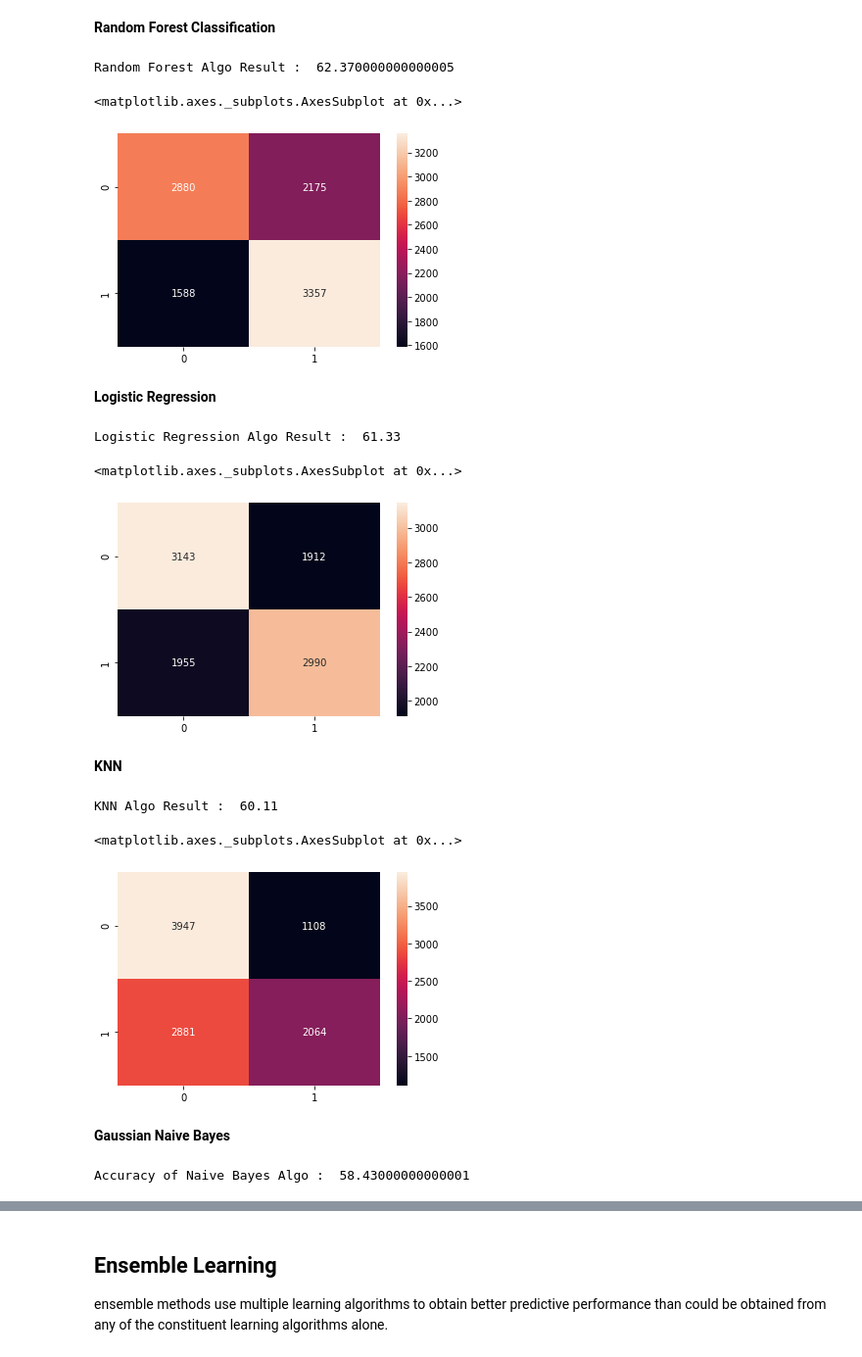
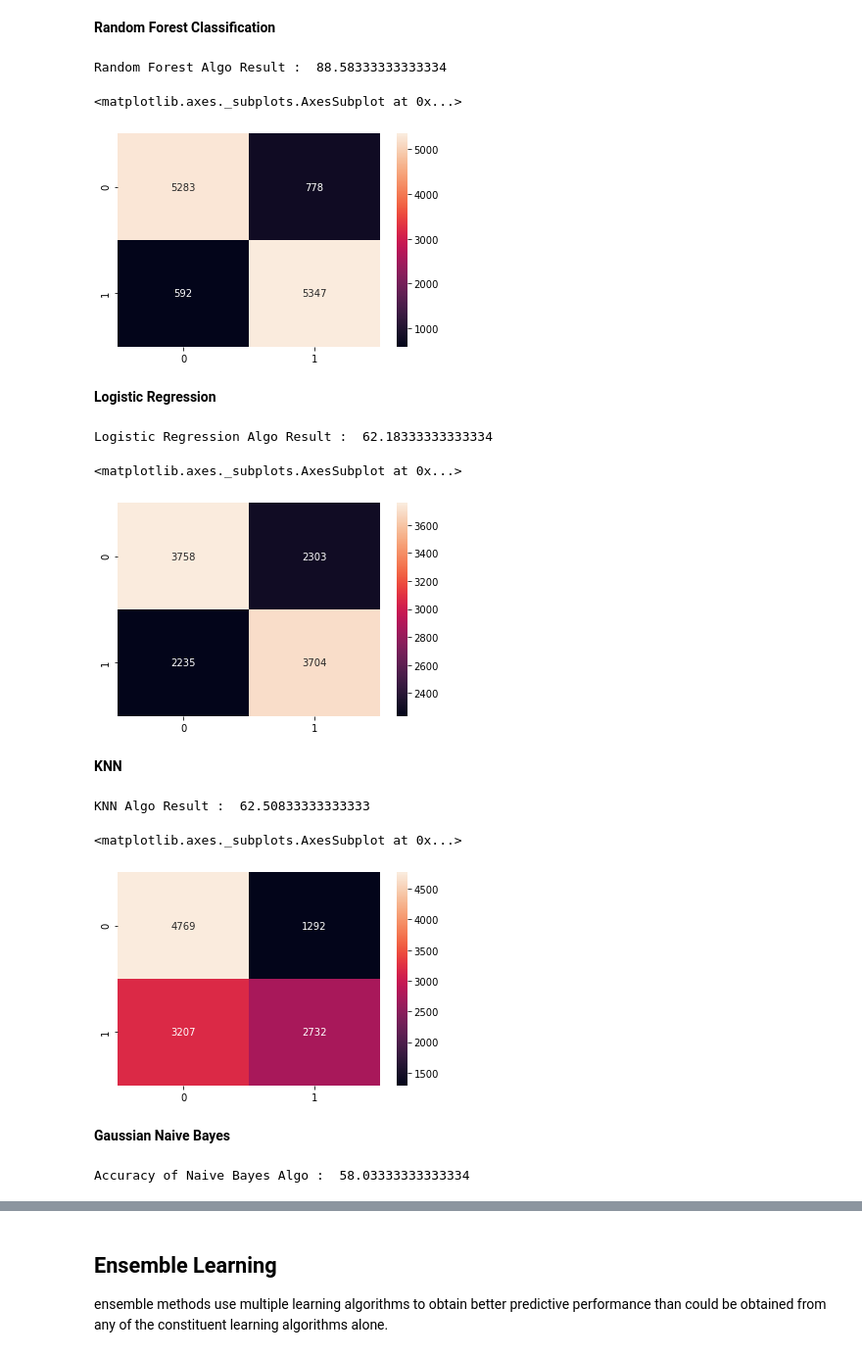
Before and after one commit to TaliaSeada/Data-Science-Research, a Jupyter notebook: DOG VS CATS .ipynb, the cells around one changed output, grey strips where cells are left out. Shown at 98% size. Cells and saved outputs as stored; diff of their text form; code cells hidden in the pictures.

```diff
--- a/DOG VS CATS .ipynb
+++ b/DOG VS CATS .ipynb
@@ -150,6 +227,7 @@ X_test = X_test.astype(np.float32)
 # %%
 # Normalization
 X_train /=255.
+X_val /=255.
 X_test /=255.
 # %% [markdown]
 # PCA
@@ -166,7 +244,7 @@ plt.plot(cumsum)
 # %%
 pca = PCA(n_components = 0.95)
 X_train_reduced = pca.fit_transform(X_train)
-X_test_reduced = pca.transform(X_test)
+X_val_reduced = pca.transform(X_val)
 # %%
 pca.n_components_
 # %% [output]
@@ -181,23 +259,24 @@ plt.plot(cumsum)
 ## Modeling
 # %%
 X_train_PCA = pd.DataFrame(X_train_reduced)
-X_test_PCA = pd.DataFrame(X_test_reduced)
+X_val_PCA = pd.DataFrame(X_val_reduced)
 # %% [markdown]
 <B> Random Forest Classification
 # %%
 rfc = RandomForestClassifier(n_estimators = 200, random_state = 1)
 rfc.fit(X_train_PCA, y_train)
-rfc_pred = rfc.predict(X_test_PCA)
-print("Random Forest Algo Result : ", metrics.accuracy_score(y_test, rfc_pred)*100)
+rfc_pred = rfc.predict(X_val_PCA)
+rfc_score =  metrics.accuracy_score(y_val, rfc_pred)*100
+print("Random Forest Algo Result : ", rfc_score)
 # %% [output]
-Random Forest Algo Result :  62.370000000000005
+Random Forest Algo Result :  88.58333333333334
 # %%
-con_mat = confusion_matrix(y_test, rfc_pred)
+con_mat = confusion_matrix(y_val, rfc_pred)
 f, ax = plt.subplots(figsize=(6, 4))
 sns.heatmap(con_mat, annot=True, fmt='g')
 # %% [output]
 <matplotlib.axes._subplots.AxesSubplot at 0x...>
-[figure, old version]
+[figure, new version]
 # %% [markdown]
 <B> Logistic Regression
 # %%
@@ -207,15 +286,15 @@ lr_pred = lr.predict(X_test_PCA)
 # %%
-lr_score = metrics.accuracy_score(y_test, lr_pred)*100
+lr_score = metrics.accuracy_score(y_val, lr_pred)*100
 print("Logistic Regression Algo Result : ",lr_score)
 # %% [output]
-Logistic Regression Algo Result :  61.33
+Logistic Regression Algo Result :  62.18333333333334
 # %%
-con_mat = confusion_matrix(y_test, lr_pred)
+con_mat = confusion_matrix(y_val, lr_pred)
 f, ax = plt.subplots(figsize=(6, 4))
 sns.heatmap(con_mat, annot=True, fmt='g')
 # %% [output]
 <matplotlib.axes._subplots.AxesSubplot at 0x...>
-[figure, old version]
+[figure, new version]
 # %% [markdown]
 <B> KNN
 # %%
@@ -225,15 +304,15 @@ knn_pred = knn.predict(X_test_PCA)
 # %%
-knn_score = metrics.accuracy_score(y_test, knn_pred)*100
+knn_score = metrics.accuracy_score(y_val, knn_pred)*100
 print("KNN Algo Result : ",knn_score)
 # %% [output]
-KNN Algo Result :  60.11
+KNN Algo Result :  62.50833333333333
 # %%
-con_mat = confusion_matrix(y_test, knn_pred)
+con_mat = confusion_matrix(y_val, knn_pred)
 f, ax = plt.subplots(figsize=(6, 4))
 sns.heatmap(con_mat, annot=True, fmt='g')
 # %% [output]
 <matplotlib.axes._subplots.AxesSubplot at 0x...>
-[figure, old version]
+[figure, new version]
 # %% [markdown]
 <B> Gaussian Naive Bayes
 # %%
@@ -243,6 +322,6 @@ gnb_pred = gnb.predict(X_test_PCA)
 # %%
-gnb_score = metrics.accuracy_score(y_test, gnb_pred)*100
+gnb_score = metrics.accuracy_score(y_val, gnb_pred)*100
 print("Accuracy of Naive Bayes Algo : ", gnb_score)
 # %% [output]
-Accuracy of Naive Bayes Algo :  58.43000000000001
+Accuracy of Naive Bayes Algo :  58.03333333333334
 # %%
```
Also changed, not shown: parts of 35 cells of this notebook.
